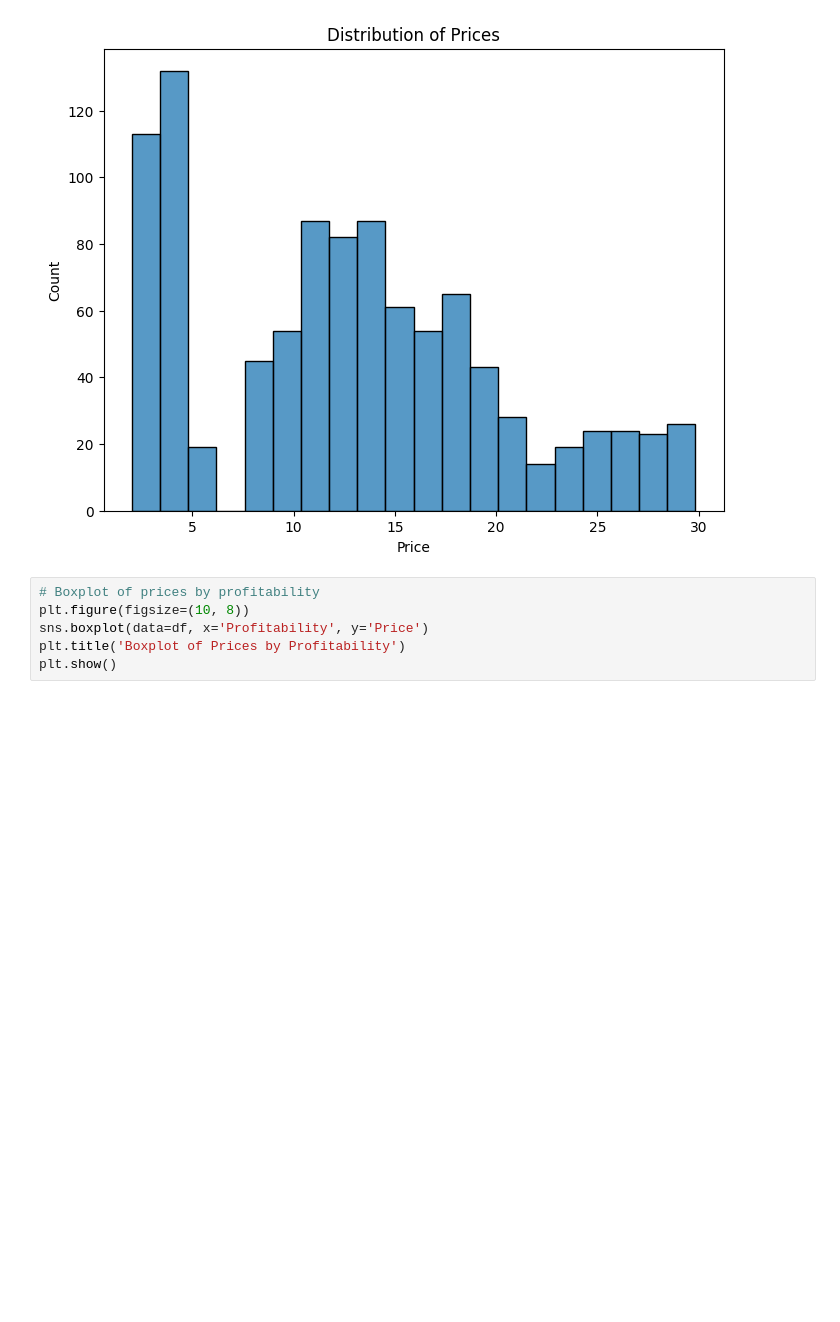
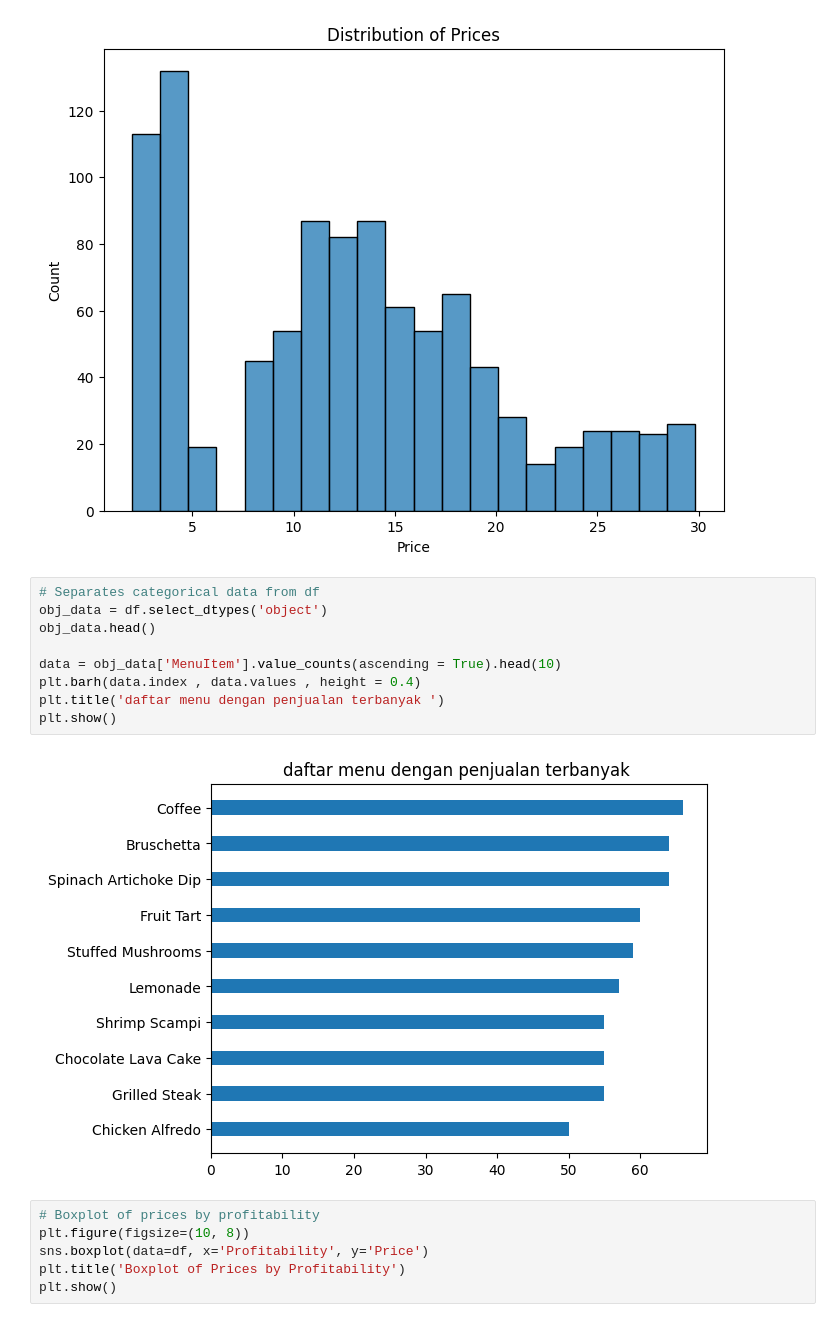
Before and after one commit to lidyapalupii/UASMPML, a Jupyter notebook: UAS_MPML.ipynb, the cells around one changed output. Drawn from its saved outputs; the diff is of its cells as text; blank space fills up the shorter version.

```diff
--- a/UAS_MPML.ipynb
+++ b/UAS_MPML.ipynb
@@ -67,6 +88,17 @@ plt.title('Distribution of Prices')
 plt.show()
 # %% [output]
 [figure]
+# %%
+# Separates categorical data from df
+obj_data = df.select_dtypes('object')
+obj_data.head()
+
+data = obj_data['MenuItem'].value_counts(ascending = True).head(10)
+plt.barh(data.index , data.values , height = 0.4)
+plt.title('daftar menu dengan penjualan terbanyak ')
+plt.show()
+# %% [output]
+[figure, added]
 # %%
 # Boxplot of prices by profitability
 plt.figure(figsize=(10, 8))
```
Also changed, not shown: parts of 15 cells of this notebook.
